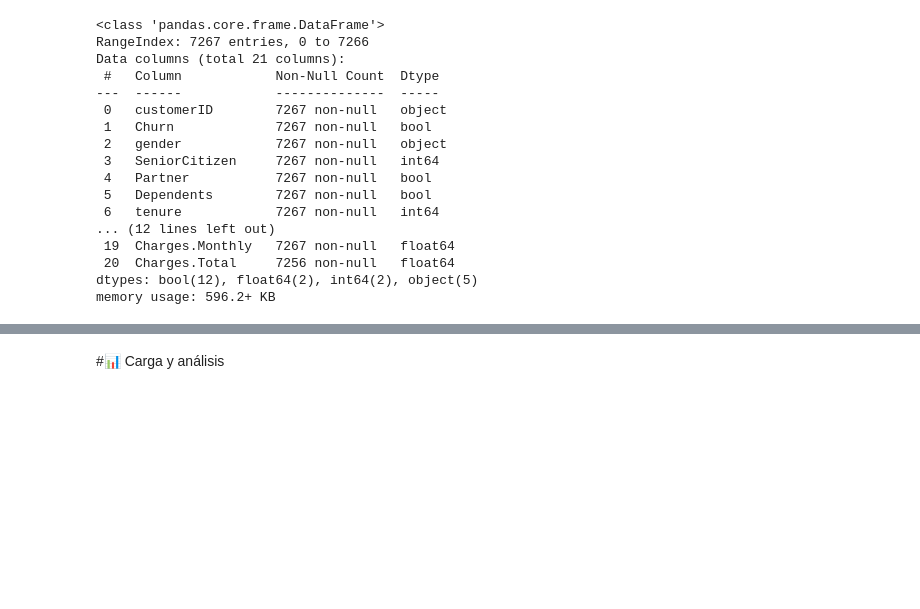
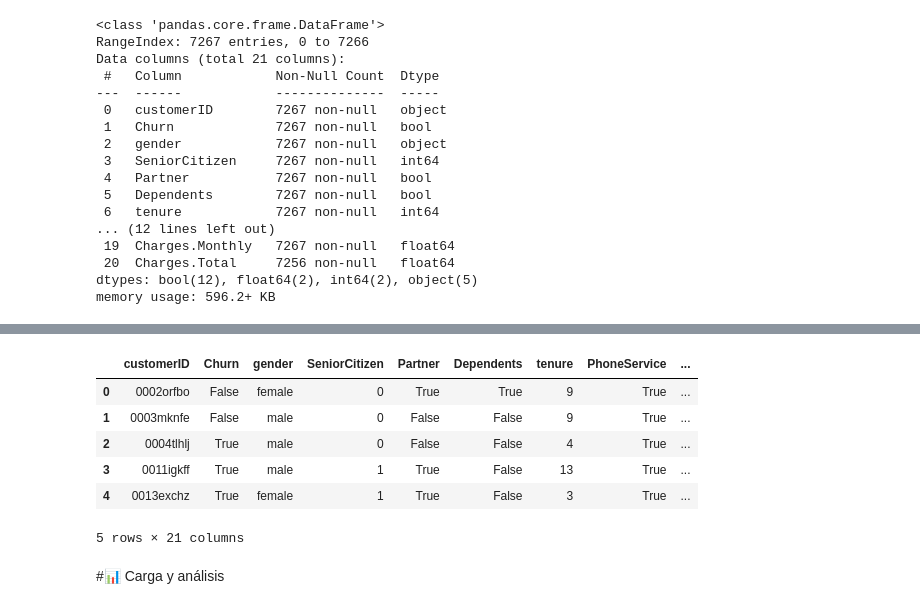
Before and after one commit to Elavat9000/Alura-Latam-Practicando-Python-para-Data-Science-Challenge-Alura-Store, a Jupyter notebook: TelecomX_LATAM.ipynb, the cells around one changed output, grey strips where cells are left out. Saved outputs shown, nothing was run; the diff lists cells and outputs as text; code cells hidden in the pictures; blank space fills up the shorter version.

```diff
--- a/TelecomX_LATAM.ipynb
+++ b/TelecomX_LATAM.ipynb
@@ -159,3 +151,17 @@ memory usage: 596.2+ KB
+# %%
+df_F[['customerID','gender', 'InternetService', 'PaymentMethod']] = df_F[['customerID','gender', 'InternetService', 'PaymentMethod']].applymap(lambda x: x.replace('-','').replace(',',''.strip()))
+df_F.head()
+
+df_F['Contract'] = df_F['Contract'].apply(lambda x: x.replace('-',' '))
+df_F.head()
+# %% [output]
+|  | customerID | Churn | gender | SeniorCitizen | Partner | Dependents | tenure | PhoneService | ... |
+| 0 | 0002orfbo | False | female | 0 | True | True | 9 | True | ... |
+| 1 | 0003mknfe | False | male | 0 | False | False | 9 | True | ... |
+| 2 | 0004tlhlj | True | male | 0 | False | False | 4 | True | ... |
+| 3 | 0011igkff | True | male | 1 | True | False | 13 | True | ... |
+| 4 | 0013exchz | True | female | 1 | True | False | 3 | True | ... |
+5 rows × 21 columns
 # %% [markdown]
 #📊 Carga y análisis
 # %% [markdown]
```
Also changed, not shown: parts of 2 cells of this notebook.
